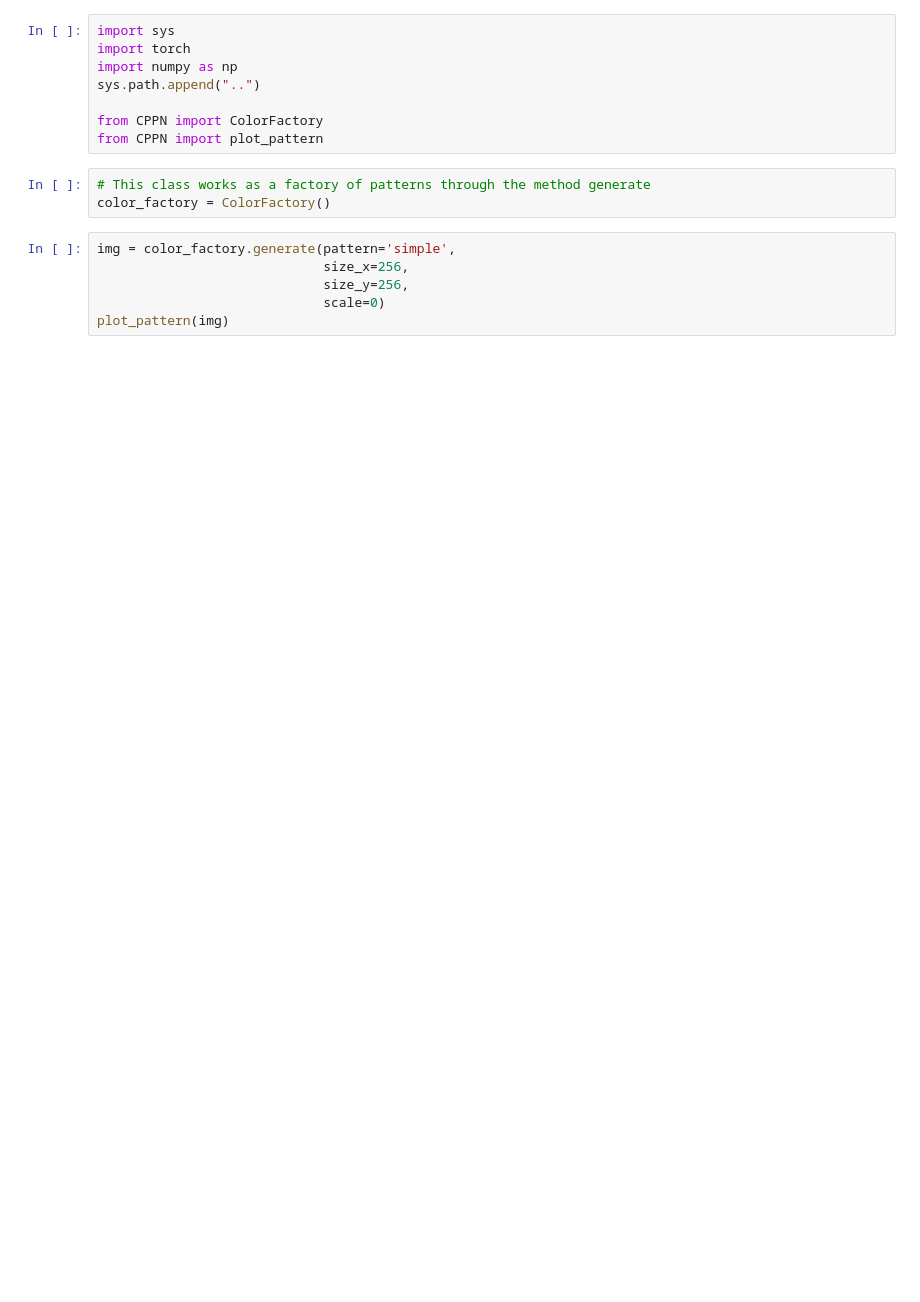
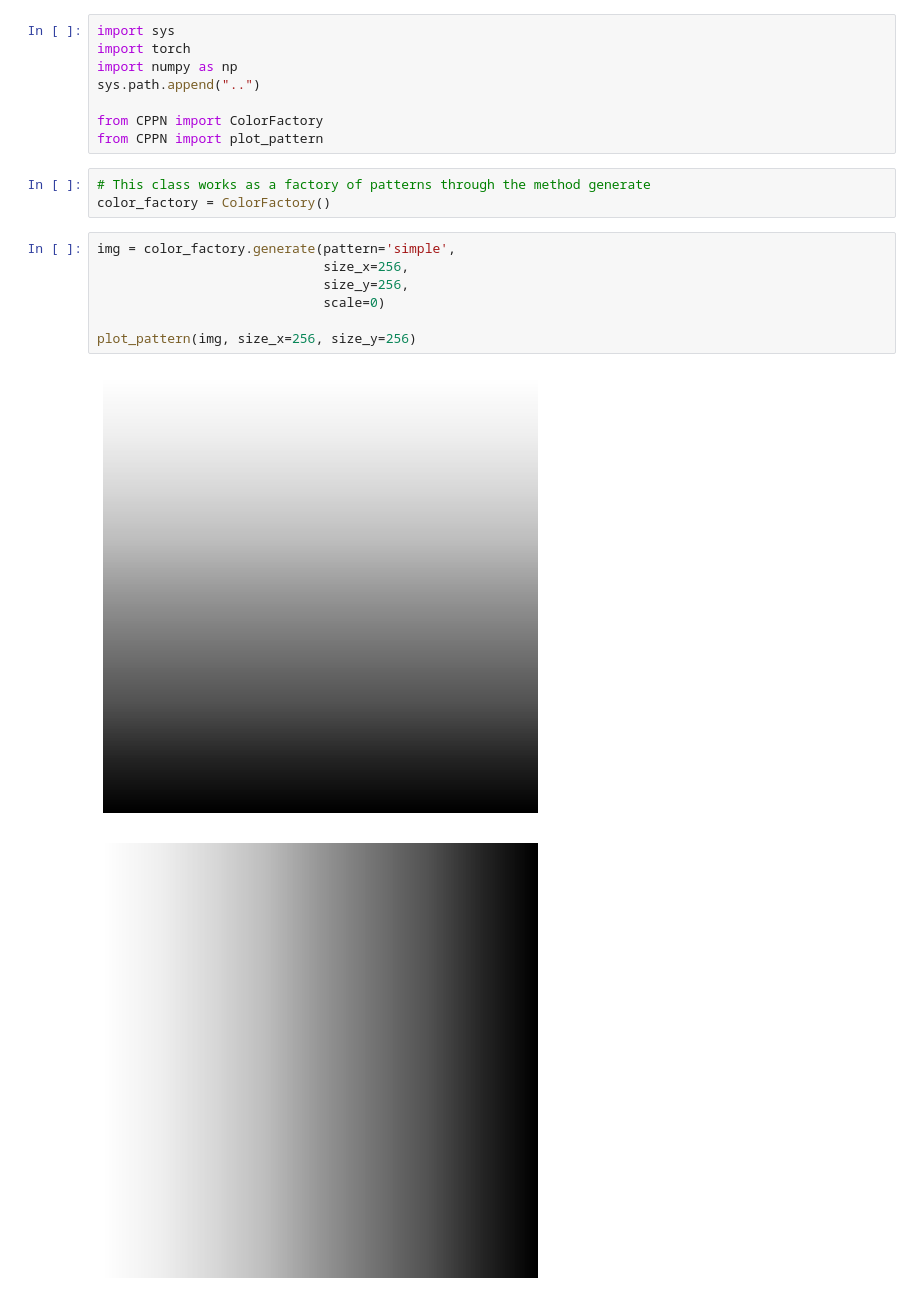
Before and after one commit to chucheria/CPPN, a Jupyter notebook: examples/generate_patterns.ipynb, the cells around one changed output. Cells and saved outputs as stored; diff of their text form; blank space fills up the shorter version.

```diff
--- a/examples/generate_patterns.ipynb
+++ b/examples/generate_patterns.ipynb
@@ -12,9 +12,13 @@ color_factory = ColorFactory()
 # %%
 img = color_factory.generate(pattern='simple',
                              size_x=256,
                              size_y=256,
                              scale=0)
-plot_pattern(img)
+
+plot_pattern(img, size_x=256, size_y=256)
+# %% [output]
+[figure, added]
+[figure, added]
 # %%
 img = color_factory.generate(pattern='sin',
                              size_x=256,
```
Also changed, not shown: parts of 5 cells of this notebook, 2 other files.
